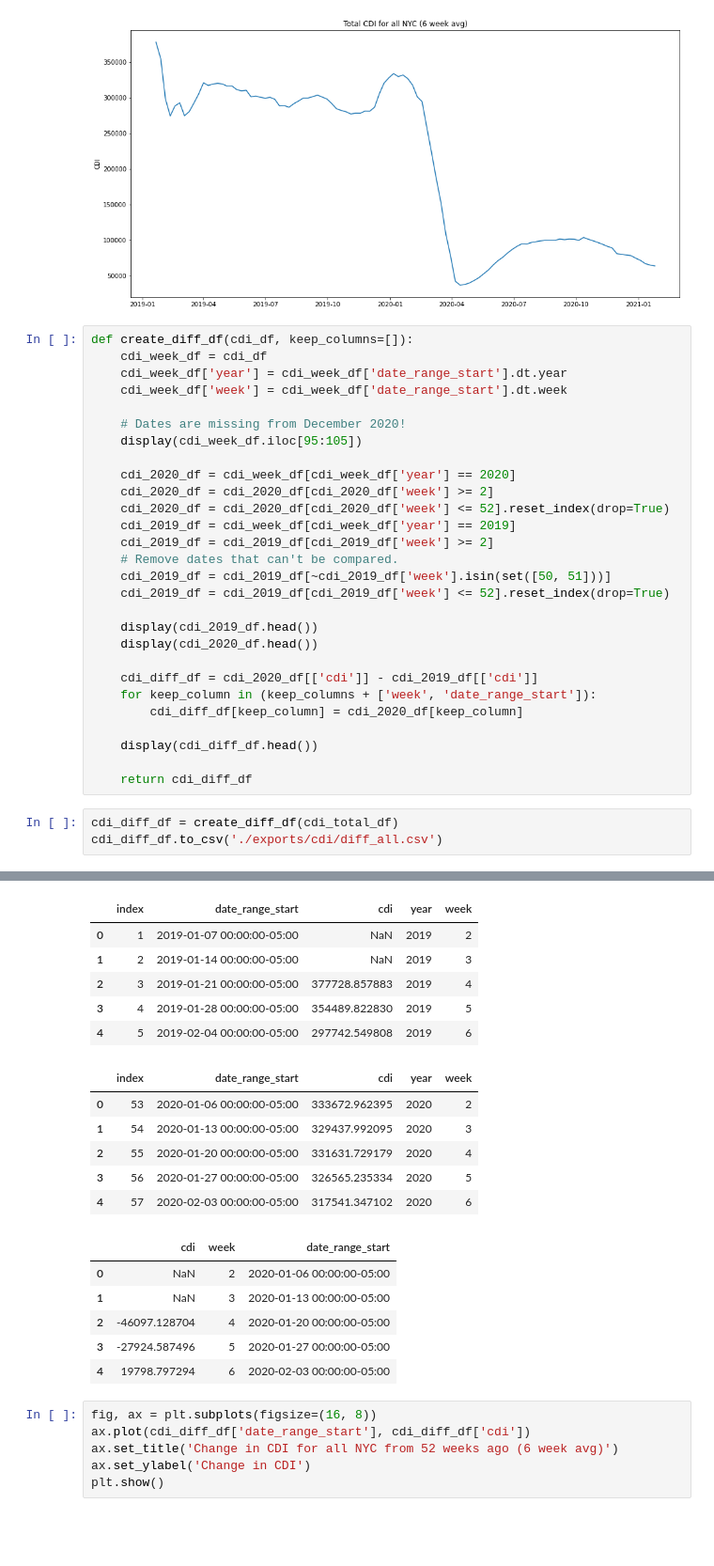
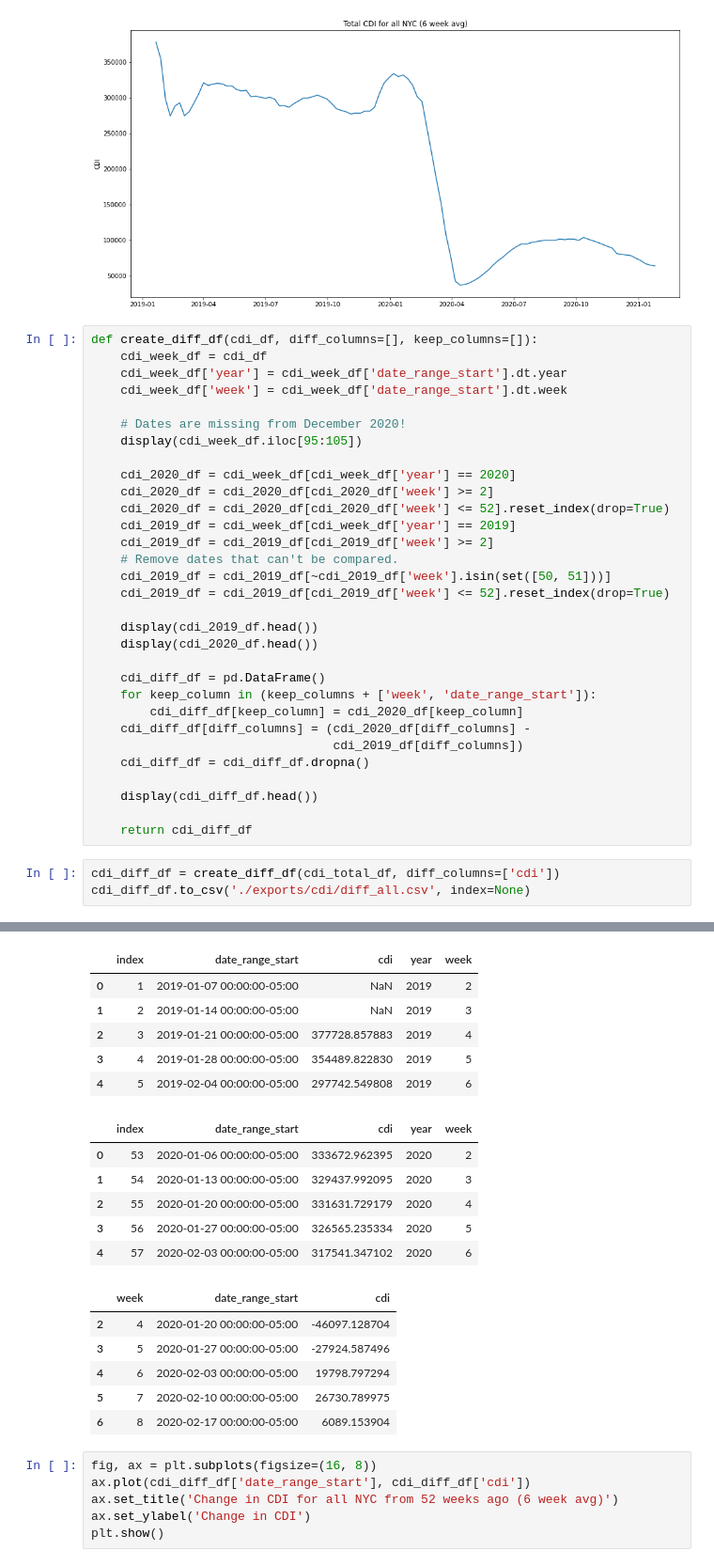
Before and after one commit to cpcarey/nyu-cusp-food-access, a Jupyter notebook: notebooks/plot_cdi.ipynb, the cells around one changed output, grey strips where cells are left out. Shown: that part at 94% size. Cells and saved outputs as stored; diff of their text form; blank space fills up the shorter version.

```diff
--- a/notebooks/plot_cdi.ipynb
+++ b/notebooks/plot_cdi.ipynb
@@ -67,7 +67,7 @@ plt.show()
 # %% [output]
 [figure]
 # %%
-def create_diff_df(cdi_df, keep_columns=[]):
+def create_diff_df(cdi_df, diff_columns=[], keep_columns=[]):
     cdi_week_df = cdi_df
     cdi_week_df['year'] = cdi_week_df['date_range_start'].dt.year
     cdi_week_df['week'] = cdi_week_df['date_range_start'].dt.week
@@ -87,46 +87,49 @@ def create_diff_df(cdi_df, keep_columns=[]):
     display(cdi_2019_df.head())
     display(cdi_2020_df.head())
 
-    cdi_diff_df = cdi_2020_df[['cdi']] - cdi_2019_df[['cdi']]
+    cdi_diff_df = pd.DataFrame()
     for keep_column in (keep_columns + ['week', 'date_range_start']):
         cdi_diff_df[keep_column] = cdi_2020_df[keep_column]
+    cdi_diff_df[diff_columns] = (cdi_2020_df[diff_columns] -
+                                 cdi_2019_df[diff_columns])
+    cdi_diff_df = cdi_diff_df.dropna()
 
     display(cdi_diff_df.head())
 
     return cdi_diff_df
 # %%
-cdi_diff_df = create_diff_df(cdi_total_df)
-cdi_diff_df.to_csv('./exports/cdi/diff_all.csv')
+cdi_diff_df = create_diff_df(cdi_total_df, diff_columns=['cdi'])
+cdi_diff_df.to_csv('./exports/cdi/diff_all.csv', index=None)
 # %% [output]
 |  | index | date_range_start | cdi | year | week |
 | 95 | 95 | 2020-10-26 00:00:00-04:00 | 98758.139178 | 2020 | 44 |
 | 96 | 96 | 2020-11-02 00:00:00-05:00 | 96327.749791 | 2020 | 45 |
 | 97 | 97 | 2020-11-09 00:00:00-05:00 | 93801.524761 | 2020 | 46 |
 | 98 | 98 | 2020-11-16 00:00:00-05:00 | 90959.856651 | 2020 | 47 |
 | 99 | 99 | 2020-11-23 00:00:00-05:00 | 88742.514781 | 2020 | 48 |
 | 100 | 100 | 2020-11-30 00:00:00-05:00 | 80668.453320 | 2020 | 49 |
 | 101 | 101 | 2020-12-21 00:00:00-05:00 | 77825.324063 | 2020 | 52 |
 | 102 | 102 | 2020-12-28 00:00:00-05:00 | 74210.893366 | 2020 | 53 |
 | 103 | 103 | 2021-01-04 00:00:00-05:00 | 71089.060780 | 2021 | 1 |
 | 104 | 104 | 2021-01-11 00:00:00-05:00 | 66615.338533 | 2021 | 2 |
 |  | index | date_range_start | cdi | year | week |
 | 0 | 1 | 2019-01-07 00:00:00-05:00 | NaN | 2019 | 2 |
 | 1 | 2 | 2019-01-14 00:00:00-05:00 | NaN | 2019 | 3 |
 | 2 | 3 | 2019-01-21 00:00:00-05:00 | 377728.857883 | 2019 | 4 |
 | 3 | 4 | 2019-01-28 00:00:00-05:00 | 354489.822830 | 2019 | 5 |
 | 4 | 5 | 2019-02-04 00:00:00-05:00 | 297742.549808 | 2019 | 6 |
 |  | index | date_range_start | cdi | year | week |
 | 0 | 53 | 2020-01-06 00:00:00-05:00 | 333672.962395 | 2020 | 2 |
 | 1 | 54 | 2020-01-13 00:00:00-05:00 | 329437.992095 | 2020 | 3 |
 | 2 | 55 | 2020-01-20 00:00:00-05:00 | 331631.729179 | 2020 | 4 |
 | 3 | 56 | 2020-01-27 00:00:00-05:00 | 326565.235334 | 2020 | 5 |
 | 4 | 57 | 2020-02-03 00:00:00-05:00 | 317541.347102 | 2020 | 6 |
-|  | cdi | week | date_range_start |
-| 0 | NaN | 2 | 2020-01-06 00:00:00-05:00 |
-| 1 | NaN | 3 | 2020-01-13 00:00:00-05:00 |
-| 2 | -46097.128704 | 4 | 2020-01-20 00:00:00-05:00 |
-| 3 | -27924.587496 | 5 | 2020-01-27 00:00:00-05:00 |
-| 4 | 19798.797294 | 6 | 2020-02-03 00:00:00-05:00 |
+|  | week | date_range_start | cdi |
+| 2 | 4 | 2020-01-20 00:00:00-05:00 | -46097.128704 |
+| 3 | 5 | 2020-01-27 00:00:00-05:00 | -27924.587496 |
+| 4 | 6 | 2020-02-03 00:00:00-05:00 | 19798.797294 |
+| 5 | 7 | 2020-02-10 00:00:00-05:00 | 26730.789975 |
+| 6 | 8 | 2020-02-17 00:00:00-05:00 | 6089.153904 |
 # %%
 fig, ax = plt.subplots(figsize=(16, 8))
 ax.plot(cdi_diff_df['date_range_start'], cdi_diff_df['cdi'])
```
Also changed, not shown: parts of 4 cells of this notebook, 5 other files.
